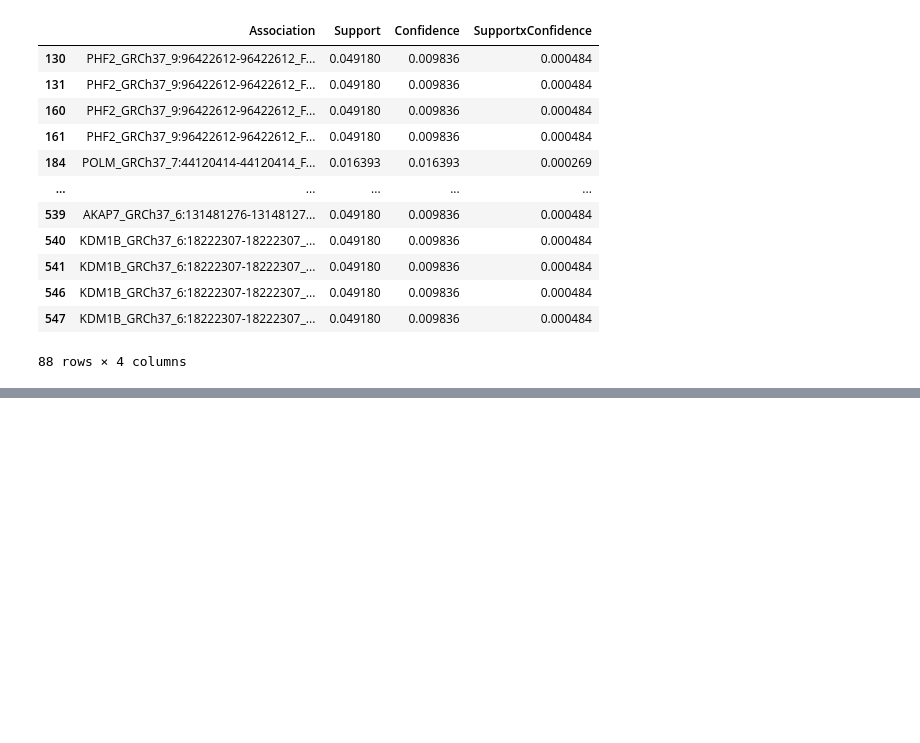
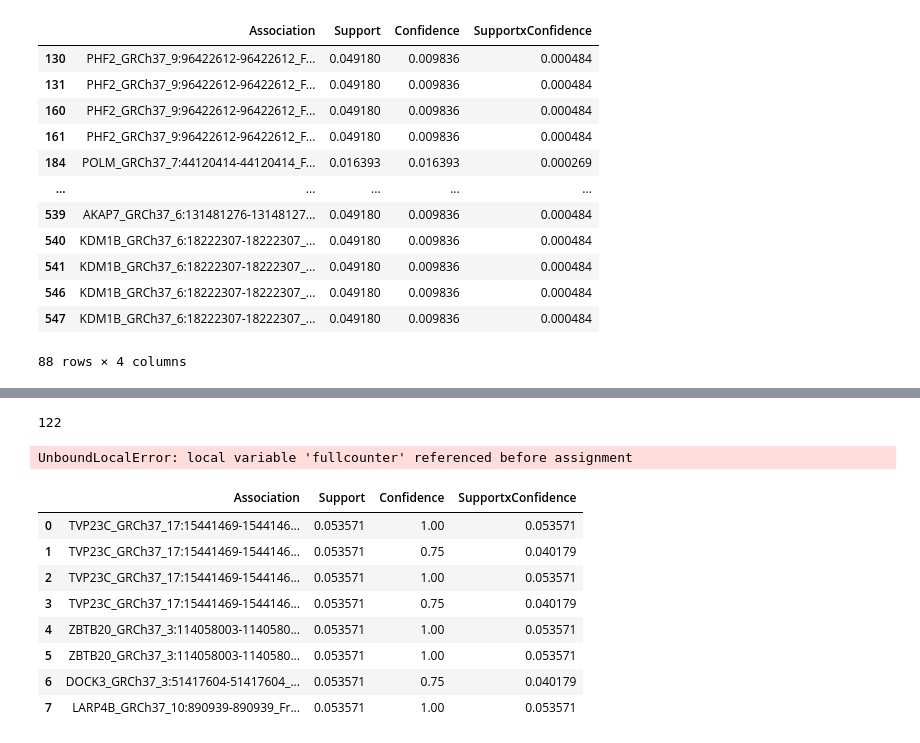
Before and after one commit to ajstein51/CS4170, a Jupyter notebook: main.ipynb, the cells around one changed output, grey strips where cells are left out. Saved outputs shown, nothing was run; the diff lists cells and outputs as text; code cells hidden in the pictures; blank space fills up the shorter version.

```diff
--- a/main.ipynb
+++ b/main.ipynb
@@ -2947,0 +3063,21 @@ hw10df3.sort_values('SupportxConfidence',ascending=False)
+# %%
+# make f5
+five = []
+for i in range(len(dfFN[2])):
+    for j in range(i + 1, len(dfFN[2])):
+        if dfFN[2][i][0] == dfFN[2][j][0] and dfFN[2][i][1] == dfFN[2][j][1] and dfFN[2][i][2] == dfFN[2][j][2] and dfFN[2][i][3] != dfFN[2][j][3]:
+            counter = 0
+            for k in range(hw11df.shape[0]):
+                x = dfFN[2][i][0]
+                y = dfFN[2][i][1]
+                z = dfFN[2][i][2]
+                a = dfFN[2][i][3]
+                b = dfFN[2][j][3]
+                if hw11df.loc[k, x] == 1 and hw11df.loc[k, y] == 1 and hw11df.loc[k, z] == 1 and hw11df.loc[k, a] == 1 and hw11df.loc[k,b] == 1:
+                    counter += 1
+            if counter >= 3:
+                fiveset = (dfFN[2][i][0],dfFN[2][i][1], dfFN[2][i][2], dfFN[2][i][2], dfFN[2][j][3])
+                five.append(fiveset)
+if len(five) > 0:
+    dfFN.append(five)
+    print(len(dfFN[3]))
@@ -2947,0 +3243,57 @@ hw10df3.sort_values('SupportxConfidence',ascending=False)
+# %%
+currentsize = 3
+lastsize = 2
+tmp = dfFN
+pos = 0
+
+while(len(tmp[pos]) > currentsize):
+    print(len(tmp[pos]))
+    # get a list of N features
+    last_list = tmp[pos]
+
+    # get list of features for FN
+    current_list = get_feature(last_list, lastsize)
+
+    # go through and see if theyre in 4 patients
+    if len(current_list) > 0:
+        checked = check_patients(current_list, currentsize)
+        break;
+        # print(len(checked))
+        # new_list = []
+        # for i in range(len(checked)):
+        #     for k in range(1, len(checked)):
+        #         counter = 0
+        #         for j in range(currentsize - 1):
+        #             for z in range(currentsize - 1):
+        #                 if checked[i][j] == checked[k][z]:
+        #                     counter += 1
+        #         if counter == 3:
+        #                 new_list.append(checked[i])
+        # print(len(list(set(checked) - set(new_list))))
+        # print(new_list)
+        # if len(new_list) >= currentsize + 1:
+        #     tmp.append(new_list)
+        #     # increment counters
+        #     pos += 1
+        #     currentsize += 1
+        #     lastsize += 1
+        # else:
+        #     break;
+    else:
+        break;
+# # end of while
+# %% [output]
+122
+UnboundLocalError: local variable 'fullcounter' referenced before assignment
+# %%
+dff5
+# %% [output]
+|  | Association | Support | Confidence | SupportxConfidence |
+| 0 | TVP23C_GRCh37_17:15441469-1544146... | 0.053571 | 1.00 | 0.053571 |
+| 1 | TVP23C_GRCh37_17:15441469-1544146... | 0.053571 | 0.75 | 0.040179 |
+| 2 | TVP23C_GRCh37_17:15441469-1544146... | 0.053571 | 1.00 | 0.053571 |
+| 3 | TVP23C_GRCh37_17:15441469-1544146... | 0.053571 | 0.75 | 0.040179 |
+| 4 | ZBTB20_GRCh37_3:114058003-1140580... | 0.053571 | 1.00 | 0.053571 |
+| 5 | ZBTB20_GRCh37_3:114058003-1140580... | 0.053571 | 1.00 | 0.053571 |
+| 6 | DOCK3_GRCh37_3:51417604-51417604_... | 0.053571 | 0.75 | 0.040179 |
+| 7 | LARP4B_GRCh37_10:890939-890939_Fr... | 0.053571 | 1.00 | 0.053571 |
```
Also changed, not shown: parts of 14 cells of this notebook.
